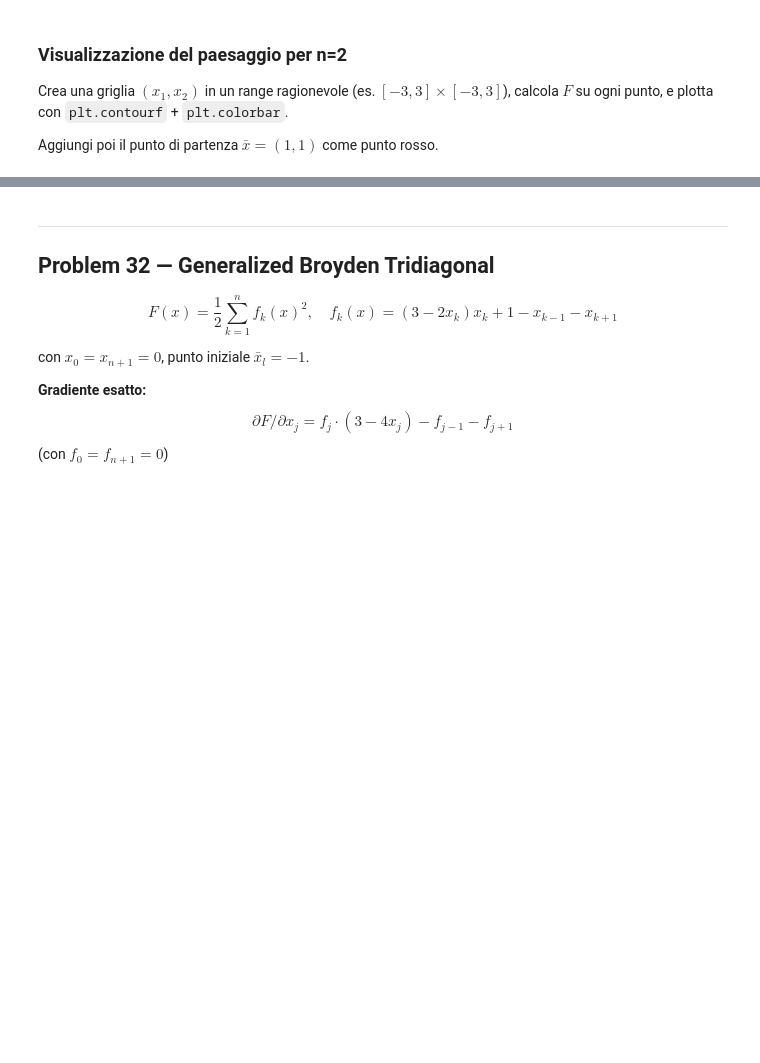
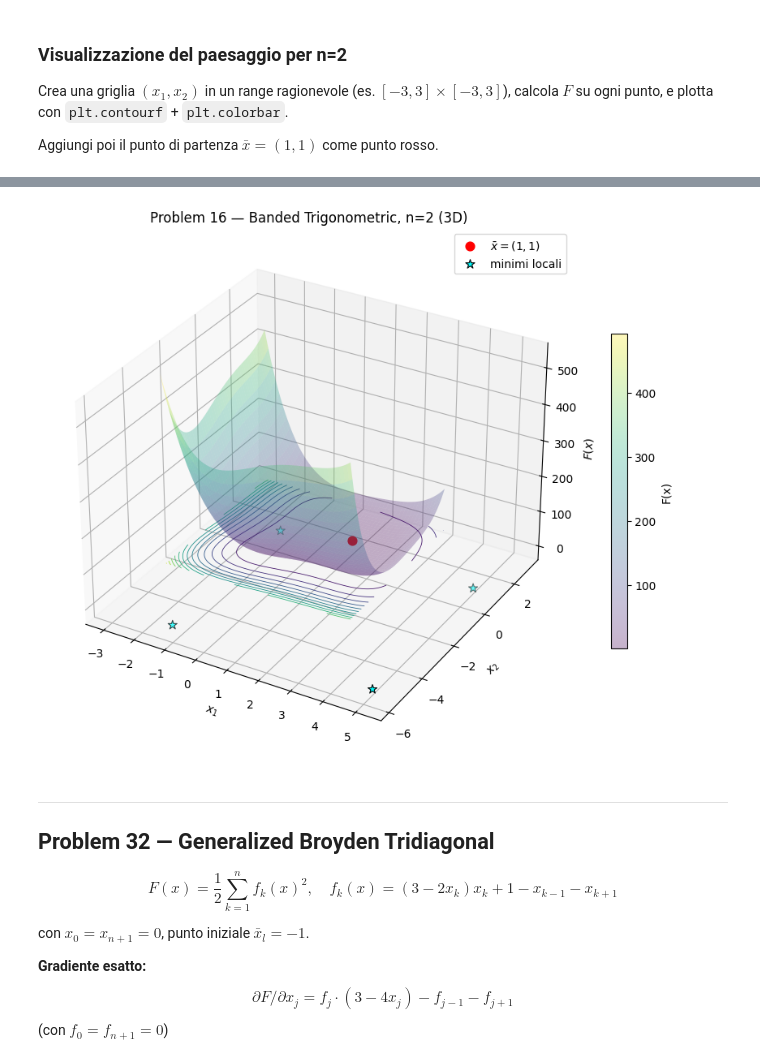
Before and after one commit to aleg917/Unconstrained_Optimization_Project, a Jupyter notebook: main.ipynb, the cells around one changed output, grey strips where cells are left out. Saved outputs shown, nothing was run; the diff lists cells and outputs as text; code cells hidden in the pictures; blank space fills up the shorter version.

```diff
--- a/main.ipynb
+++ b/main.ipynb
@@ -91,3 +112,38 @@ plt.show()
+# %%
+# Visualizzazione 3D Problem 16, n=2
+from mpl_toolkits.mplot3d import Axes3D  # noqa: F401  (registra il proiettore 3d)
+
+fig = plt.figure(figsize=(10, 7))
+ax = fig.add_subplot(111, projection='3d')
+
+surf = ax.plot_surface(X1, X2, Z, cmap='viridis',
+                       linewidth=0, antialiased=True, alpha=0.3)
+# isolinee proiettate sul piano di base
+ax.contour(X1, X2, Z, zdir='z', offset=Z.min(), levels=15,
+           cmap='viridis', linewidths=0.6)
+
+# punto iniziale
+ax.scatter([1], [1], [f16(np.array([1.0, 1.0]))],
+           color='red', s=60, label=r'$\bar{x}=(1,1)$')
+
+# minimi locali (riusa X1m, X2m calcolati nella cella 2D)
+mins_xy = np.column_stack([X1m.ravel(), X2m.ravel()])
+mins_z = np.array([f16(np.array(p)) for p in mins_xy])
+ax.scatter(mins_xy[:, 0], mins_xy[:, 1], mins_z,
+           c='cyan', s=70, marker='*', edgecolor='black',
+           linewidths=0.8, label='minimi locali')
+
+ax.set_xlabel('$x_1$')
+ax.set_ylabel('$x_2$')
+ax.set_zlabel('$F(x)$')
+ax.set_title('Problem 16 — Banded Trigonometric, n=2 (3D)')
+fig.colorbar(surf, ax=ax, shrink=0.6, label='F(x)')
+ax.view_init(elev=30, azim=-60)
+ax.legend()
+plt.tight_layout()
+plt.show()
+# %% [output]
+[figure, added]
 # %% [markdown]
 ---
 ## Problem 32 — Generalized Broyden Tridiagonal
```
Also changed, not shown: parts of 11 cells of this notebook, 2 other files.
